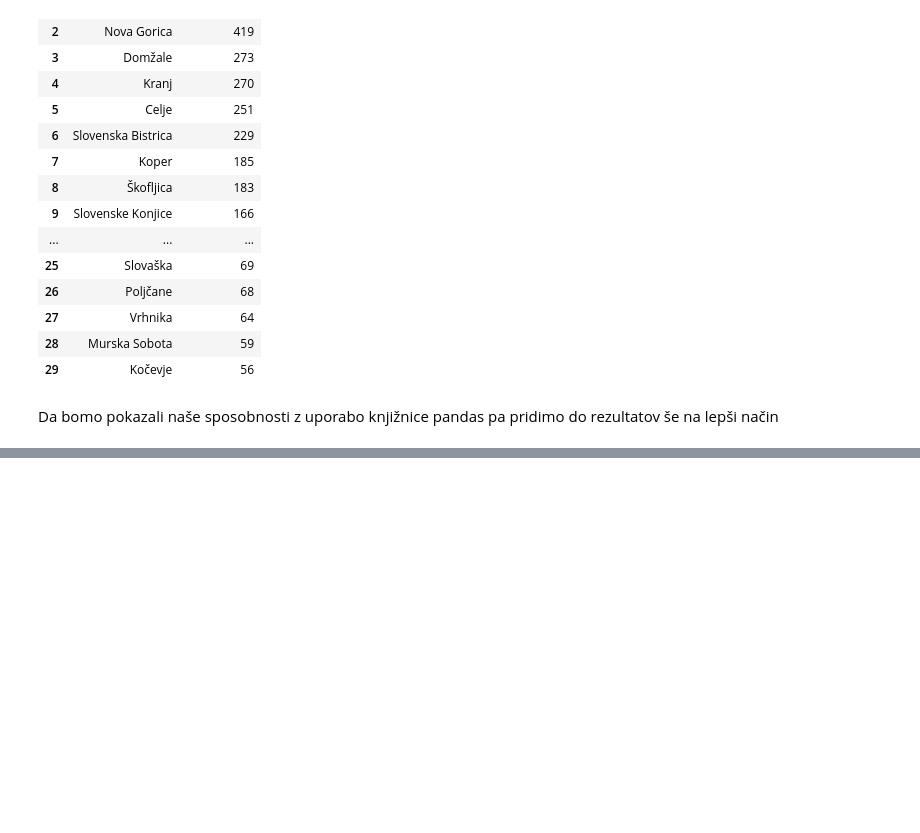
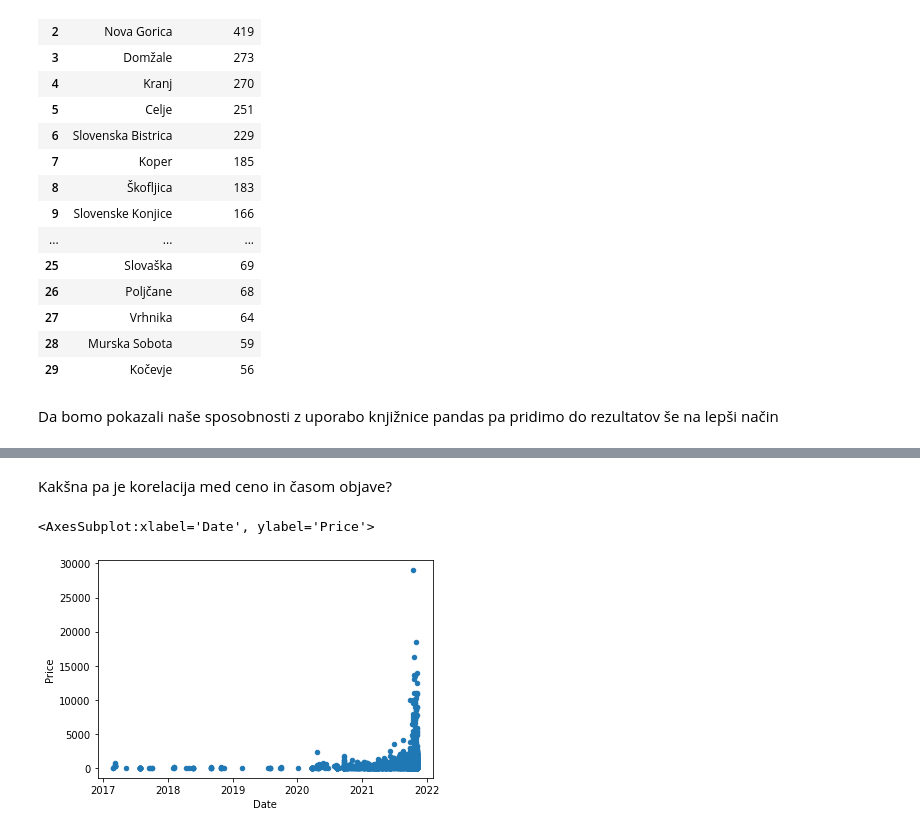
Before and after one commit to JakobPogacnikSouvent/bolha-racunalnistvo-advert-analysis, a Jupyter notebook: analiza.ipynb, the cells around one changed output, grey strips where cells are left out. Cells and saved outputs as stored; diff of their text form; code cells hidden in the pictures; blank space fills up the shorter version.

```diff
--- a/analiza.ipynb
+++ b/analiza.ipynb
@@ -159,0 +194,7 @@ data.groupby("City").size().to_frame(name="N_OF_ADDS").sort_values('N_OF_ADDS',
+# %% [markdown]
+Kakšna pa je korelacija med ceno in časom objave?
+# %%
+data.plot.scatter('Date', 'Price')
+# %% [output]
+<AxesSubplot:xlabel='Date', ylabel='Price'>
+[figure, added]
```
Also changed, not shown: parts of 14 cells of this notebook.
